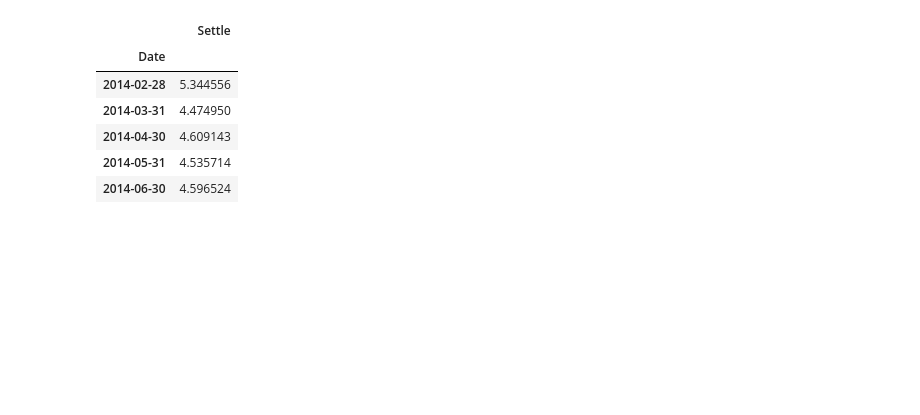
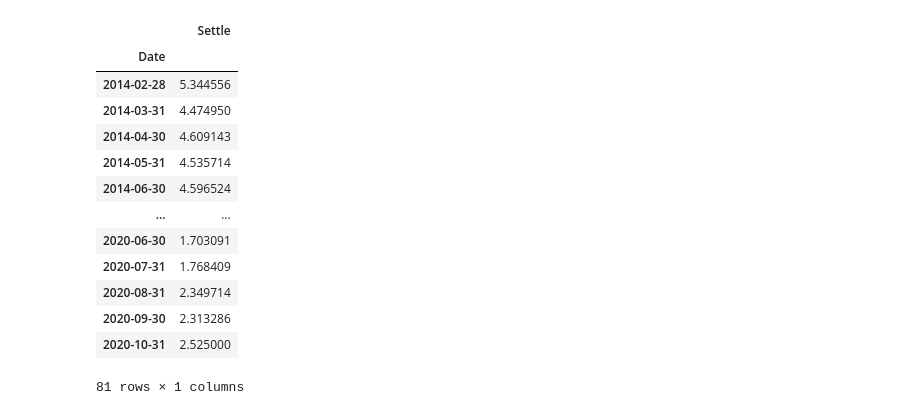
Before and after one commit to DerekHLeckner/Project-3, a Jupyter notebook: Resul/Res1.ipynb, the cells around one changed output. Cells and saved outputs as stored; diff of their text form; code cells hidden in the pictures; blank space fills up the shorter version.

```diff
--- a/Resul/Res1.ipynb
+++ b/Resul/Res1.ipynb
@@ -31,14 +45,21 @@ NaturalGasAverg.head()
 # %%
-NGAVG = NaturalGasAverg[['Settle']].head()
-NGAVG.head()
+NGAVG = NaturalGasAverg[['Settle']]
+NGAVG
 # %% [output]
 |  | Settle |
 | Date |  |
 | 2014-02-28 | 5.344556 |
 | 2014-03-31 | 4.474950 |
 | 2014-04-30 | 4.609143 |
 | 2014-05-31 | 4.535714 |
 | 2014-06-30 | 4.596524 |
+| ... | ... |
+| 2020-06-30 | 1.703091 |
+| 2020-07-31 | 1.768409 |
+| 2020-08-31 | 2.349714 |
+| 2020-09-30 | 2.313286 |
+| 2020-10-31 | 2.525000 |
+81 rows × 1 columns
 # %%
 Coal = quandl.get("EIA/COAL", authtoken="ySeoUUxoM_rMjeXGG9Fv")
 Coal.head()
```
Also changed, not shown: parts of 2 cells of this notebook.
